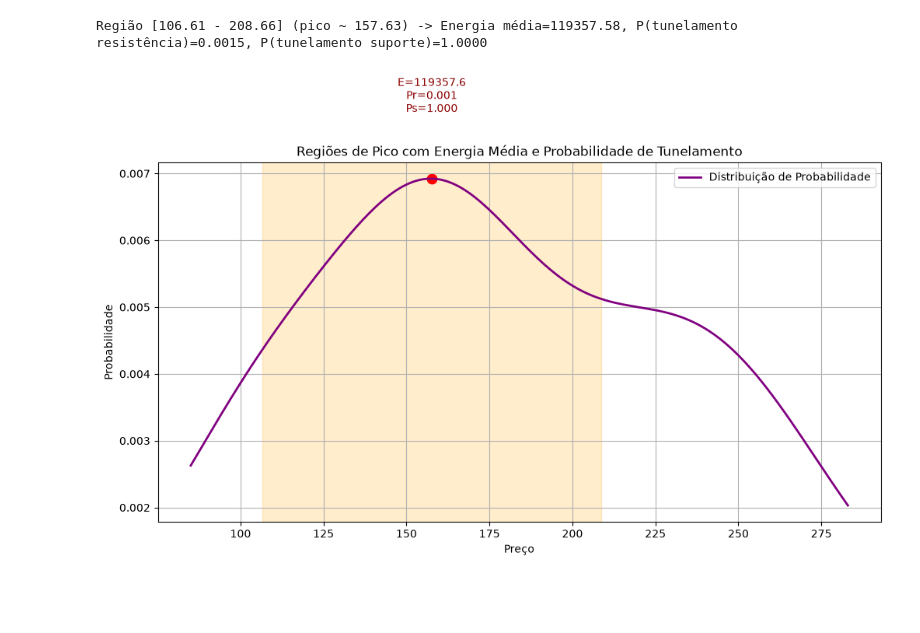
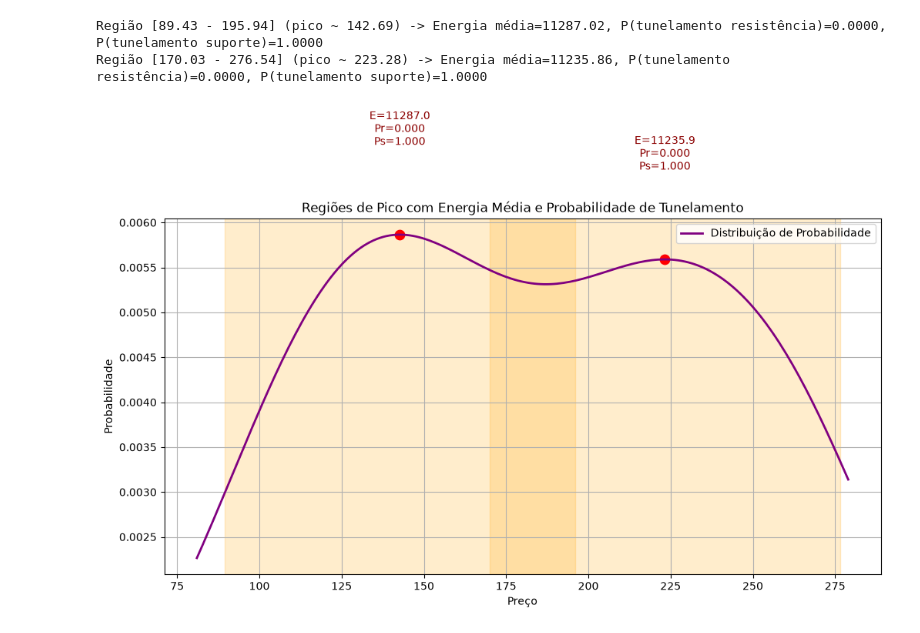
Before and after one commit to Daniel-nogueira-tech/NextAtonTrading, a Jupyter notebook: backend/data_service/example.ipynb, the cells around one changed output. Saved outputs shown, nothing was run; the diff lists cells and outputs as text; code cells hidden in the pictures; blank space fills up the shorter version.

```diff
--- a/backend/data_service/example.ipynb
+++ b/backend/data_service/example.ipynb
@@ -9,7 +9,7 @@ import numpy as np
 orders = []
 base_price = 280
 for i in range(100):
-    price = base_price - i*2 + random.randint(-10, 10)  # tendência de alta
+    price = base_price - i*2 + random.randint(-2, 2)  # tendência de alta
     order = {
         "type": random.choice(["buy", "sell"]),
         "price": price,
@@ -369,7 +379,7 @@ peak_energies = []
 for p in peak_prices:
     # Janela de ±5% em torno do pico
     mask = (prices >= p*0.95) & (prices <= p*1.05)
-    if mask.sum() > 0:
+    if mask.sum() > 1:
         avg_energy = hamiltonian[mask].mean()
     else:
         avg_energy = 0
@@ -414,7 +425,7 @@ import matplotlib.pyplot as plt
 from scipy.signal import find_peaks
 
 # Simular a probabilidade de o preço “atravessar” uma barreira de suporte ou resistência mesmo sem energia suficiente.
-def tunneling_probability(H, barrier, alpha=0.00005):
+def tunneling_probability(H, barrier, alpha=0.005):
     if H >= barrier:
         return 1.0
     else:
@@ -471,33 +482,34 @@ for p in peak_prices:
         "P_resistencia": prob_resistencia,
         "P_suporte": prob_suporte
     })
 
 # Imprimir resultados
 for r in peak_regions:
     print(f"Região [{r['preco_min']:.2f} - {r['preco_max']:.2f}] "
           f"(pico ~ {r['preco_pico']:.2f}) -> Energia média={r['energia_media']:.2f}, "
           f"P(tunelamento resistência)={r['P_resistencia']:.4f}, "
           f"P(tunelamento suporte)={r['P_suporte']:.4f}")
 
 # Plotar gráfico
 plt.figure(figsize=(12,6))
 plt.plot(x_grid, probabilities, color="purple", linewidth=2, label="Distribuição de Probabilidade")
 
 # Marcar regiões
 for r in peak_regions:
     plt.axvspan(r["preco_min"], r["preco_max"], color="orange", alpha=0.2)
     plt.scatter(r["preco_pico"], r["prob_pico"], color="red", s=80)
     plt.text(r["preco_pico"], r["prob_pico"]+0.001,
              f"E={r['energia_media']:.1f}\nPr={r['P_resistencia']:.3f}\nPs={r['P_suporte']:.3f}",
              ha="center", color="darkred")
 
 plt.title("Regiões de Pico com Energia Média e Probabilidade de Tunelamento")
 plt.xlabel("Preço")
 plt.ylabel("Probabilidade")
 plt.legend()
 plt.grid(True)
 plt.show()
 # %% [output]
-Região [106.61 - 208.66] (pico ~ 157.63) -> Energia média=119357.58, P(tunelamento resistência)=0.0015, P(tunelamento suporte)=1.0000
+Região [89.43 - 195.94] (pico ~ 142.69) -> Energia média=11287.02, P(tunelamento resistência)=0.0000, P(tunelamento suporte)=1.0000
+Região [170.03 - 276.54] (pico ~ 223.28) -> Energia média=11235.86, P(tunelamento resistência)=0.0000, P(tunelamento suporte)=1.0000
-[figure, old version]
+[figure, new version]
 # %%
```
Also changed, not shown: parts of 13 cells of this notebook, 18 other files.
